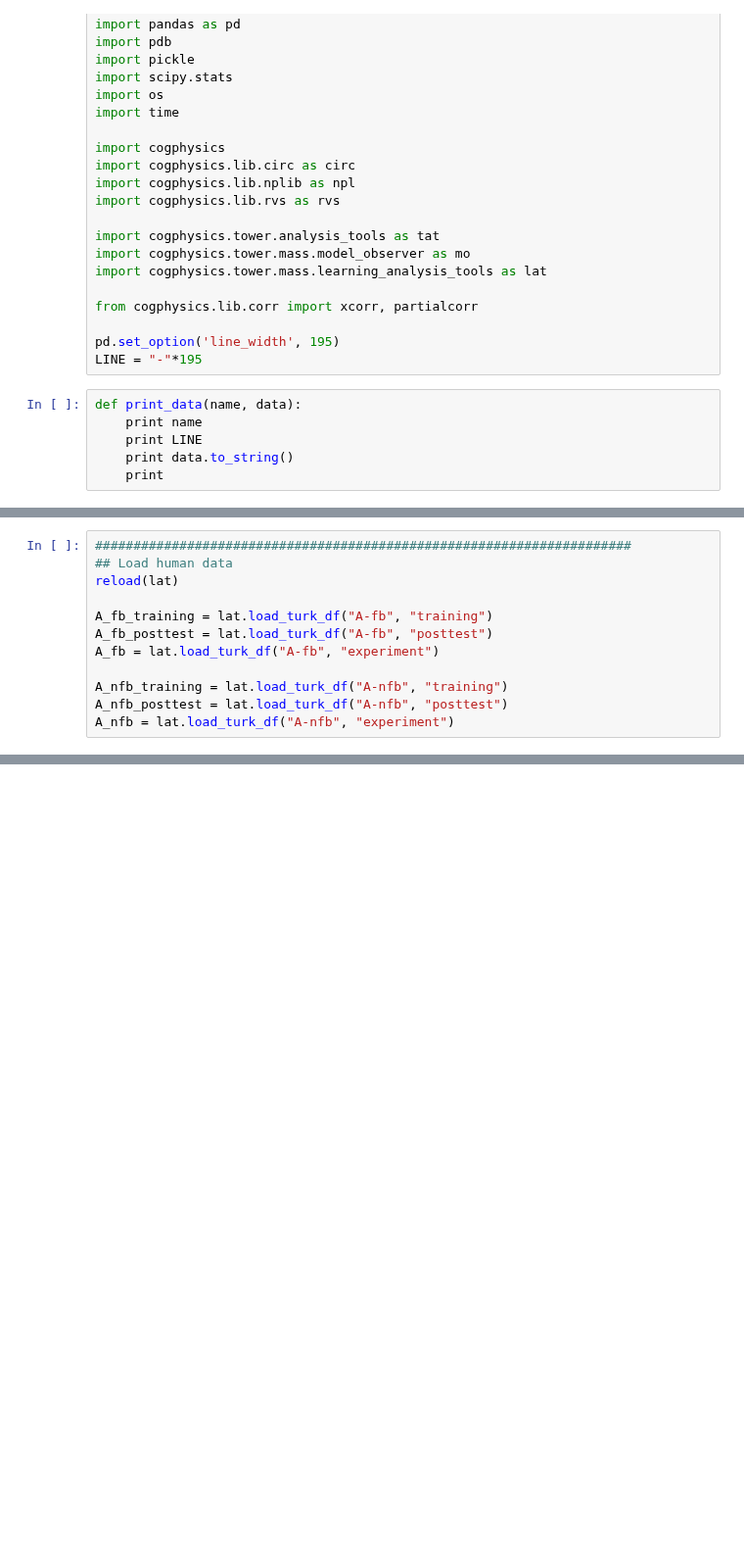
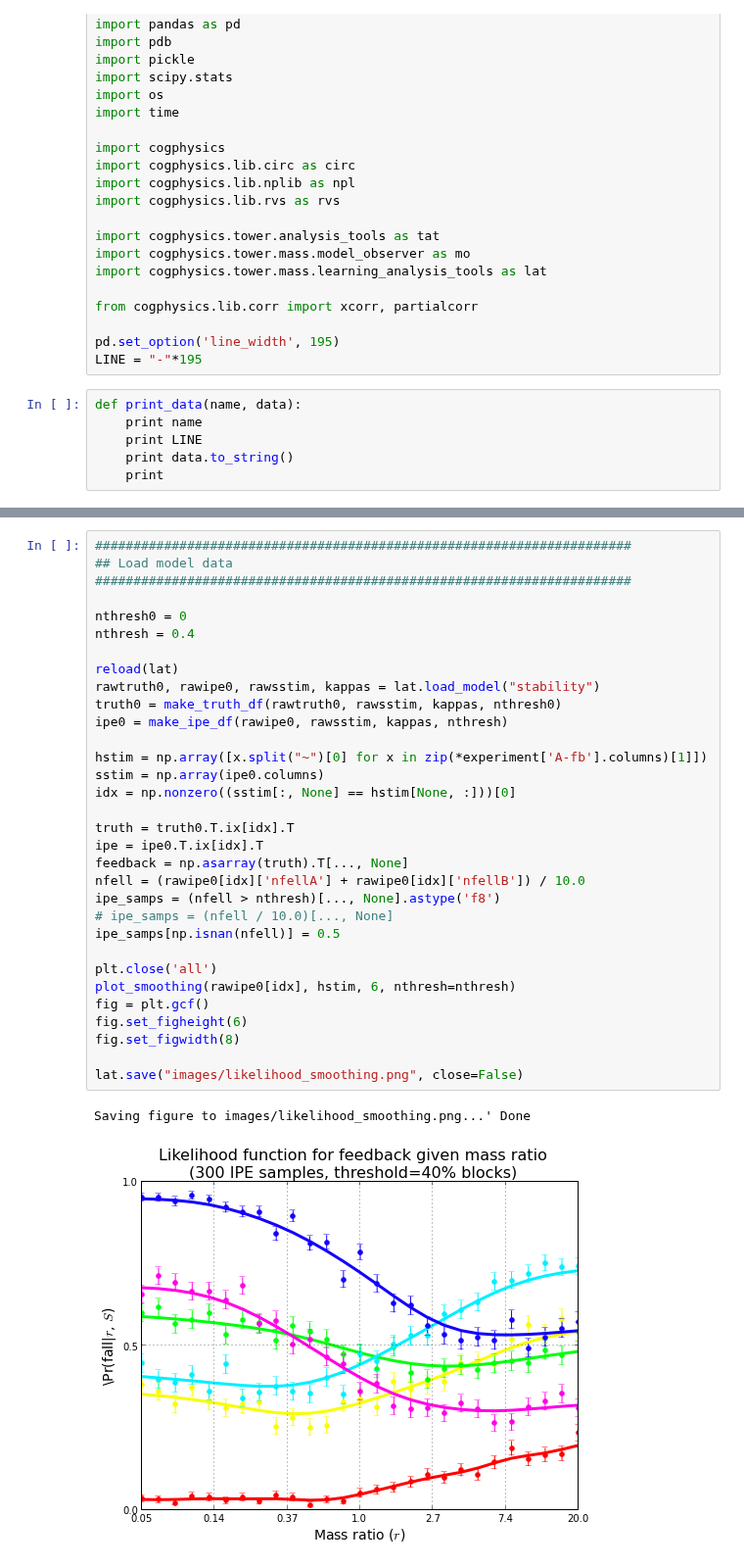
Before and after one commit to berkeley-cocosci/mass-inference, a Jupyter notebook: analysis/turk-analysis.ipynb, the cells around one changed output, grey strips where cells are left out. Shown at 98% size. Cells and saved outputs as stored; diff of their text form; blank space fills up the shorter version.

```diff
--- a/analysis/turk-analysis.ipynb
+++ b/analysis/turk-analysis.ipynb
@@ -77,12 +32,0 @@ ratios[kappas >= 0] = np.round(ratios[kappas >= 0], decimals=1)
-# %%
-######################################################################
-## Load human data
-reload(lat)
-
-A_fb_training = lat.load_turk_df("A-fb", "training")
-A_fb_posttest = lat.load_turk_df("A-fb", "posttest")
-A_fb = lat.load_turk_df("A-fb", "experiment")
-
-A_nfb_training = lat.load_turk_df("A-nfb", "training")
-A_nfb_posttest = lat.load_turk_df("A-nfb", "posttest")
-A_nfb = lat.load_turk_df("A-nfb", "experiment")
@@ -365,0 +219,35 @@ plt.title("Model performance")
+# %%
+######################################################################
+## Load model data
+######################################################################
+
+nthresh0 = 0
+nthresh = 0.4
+
+reload(lat)
+rawtruth0, rawipe0, rawsstim, kappas = lat.load_model("stability")
+truth0 = make_truth_df(rawtruth0, rawsstim, kappas, nthresh0)
+ipe0 = make_ipe_df(rawipe0, rawsstim, kappas, nthresh)
+
+hstim = np.array([x.split("~")[0] for x in zip(*experiment['A-fb'].columns)[1]])
+sstim = np.array(ipe0.columns)
+idx = np.nonzero((sstim[:, None] == hstim[None, :]))[0]
+
+truth = truth0.T.ix[idx].T
+ipe = ipe0.T.ix[idx].T
+feedback = np.asarray(truth).T[..., None]
+nfell = (rawipe0[idx]['nfellA'] + rawipe0[idx]['nfellB']) / 10.0
+ipe_samps = (nfell > nthresh)[..., None].astype('f8')
+# ipe_samps = (nfell / 10.0)[..., None]
+ipe_samps[np.isnan(nfell)] = 0.5
+
+plt.close('all')
+plot_smoothing(rawipe0[idx], hstim, 6, nthresh=nthresh)
+fig = plt.gcf()
+fig.set_figheight(6)
+fig.set_figwidth(8)
+
+lat.save("images/likelihood_smoothing.png", close=False)
+# %% [output]
+Saving figure to images/likelihood_smoothing.png...' Done
+[figure, added]
```
Also changed, not shown: parts of 42 cells of this notebook, 2 other files.
